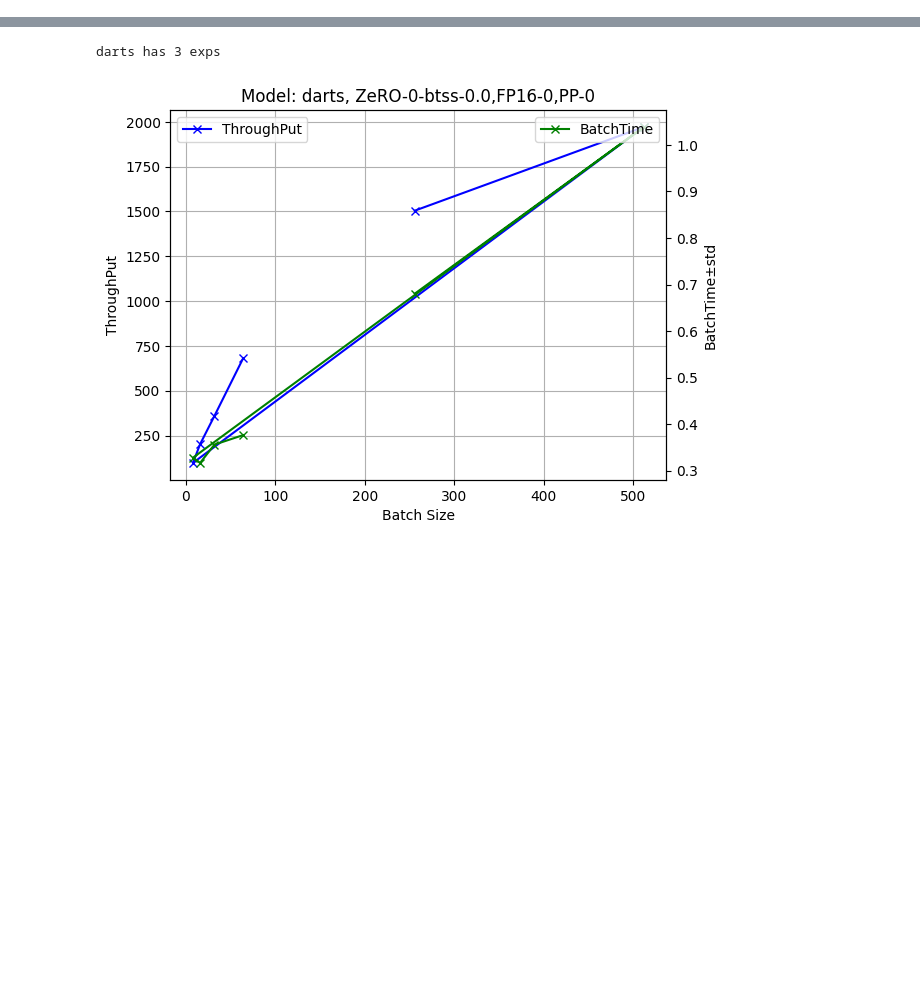
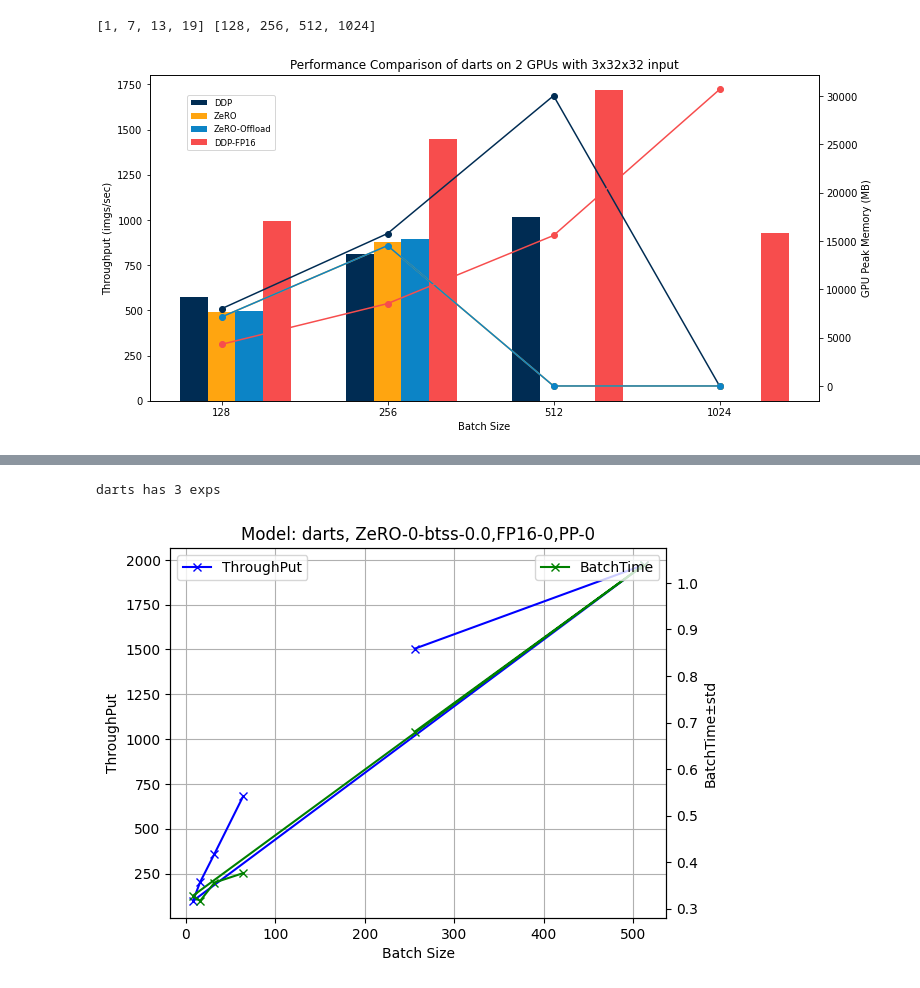
Before and after one commit to marsggbo/ColossalNAS, a Jupyter notebook: zero/process_logs.ipynb, the cells around one changed output, grey strips where cells are left out. Saved outputs shown, nothing was run; the diff lists cells and outputs as text; code cells hidden in the pictures; blank space fills up the shorter version.

```diff
--- a/zero/process_logs.ipynb
+++ b/zero/process_logs.ipynb
@@ -34,6 +34,7 @@ class ProcessLogs:
 
     def init(self):
         self.results = {}
+        self.invalid_exps = []
         num = len(self.args_files)
         for i in range(num):
             args = load_json(self.args_files[i])
@@ -41,7 +42,9 @@ class ProcessLogs:
 
             csv_file = glob(self.args_files[i].replace('args.json', 'overall.csv'))
             if len(csv_file) == 0:
-                print(self.args_files[i].replace('rank_0/args.json', ''))
+                print(self.args_files[i])
+                self.invalid_exps.append(self.args_files[i])
+                # print(self.args_files[i].replace('rank_0/args.json', ''))
                 ThroughPut = 0
                 GPU_Peak_Memory = 0
                 GPU_Peak_Memory_std = 0
@@ -51,6 +54,7 @@ class ProcessLogs:
                 # GPU_Peak_Memory_std = 0
                 BatchTime_mean = 0
                 BatchTime_std = 0
+                is_valid = False
             else:
                 csv_file = csv_file[0]
                 csv_data = load_csv(csv_file)
@@ -63,6 +67,7 @@ class ProcessLogs:
                 # GPU_Peak_Memory_std = csv_data['update_gp'][1]
                 BatchTime_mean = csv_data['Batch Time'][1]
                 BatchTime_std = csv_data['Batch Time'][2]
+                is_valid = True
             value = {
                 'ThroughPut': ThroughPut,
                 'GPU_Peak_Memory': GPU_Peak_Memory,
@@ -74,7 +79,7 @@ class ProcessLogs:
                 'args': args,
                 'keys2values': keys2values,
                 'path': self.args_files[i].replace('rank_0/args.json', ''),
-                'is_valid': True
+                'is_valid': is_valid
             }
             if key in self.results:
                 # if ThroughPut < self.results[key]['ThroughPut']:
@@ -83,6 +88,7 @@ class ProcessLogs:
                 key += f'_v{i}'
                 # print(f'Warning: key {key} already exists')
             self.results[key] = value
+        print(f"{len(self.invalid_exps)} exps are invalid.")
 
     def args2key(self, args: dict):
         dist_backend = args['dist_backend']
@@ -167,6 +171,10 @@ df = pl.export_all(save_file_to='./results.csv')
 # %%
-model_name = 'vit_b'
-darts_df = df[df['model']==model_name][df['gpus']==4][df['img_size']==32].sort_values(by=[ 'fp16', 'pipeline', 'zero', 'shardstrategy', 'nof'])
-darts_df.to_csv(f'./results/{model_name}_df.csv')
-darts_df
+# model_name = 'vit_b'
+# darts_df = df[df['model']==model_name][df['gpus']==4][df['img_size']==32].sort_values(by=['batch_size', 'fp16', 'pipeline', 'zero', 'shardstrategy', 'nof'])
+# darts_df.to_csv(f'./results/{model_name}_df.csv')
+new_df = df.sort_values(by=['model', 'gpus', 'img_size', 'batch_size', 'fp16', 'pipeline', 'zero', 'shardstrategy', 'nof'])
+new_df.to_csv(f'./results/all_df.csv')
+with pd.ExcelWriter('./results/all_df.xlsx') as writer:
+    new_df.to_excel(writer, sheet_name='all_df', index=False)
+new_df
 # %% [output]
@@ -182,0 +287,5 @@ df
+# %%
+plot(new_df, 'darts', 2, 32)
+# %% [output]
+[1, 7, 13, 19] [128, 256, 512, 1024]
+[figure, added]
```
Also changed, not shown: parts of 9 cells of this notebook, 1 other file.
